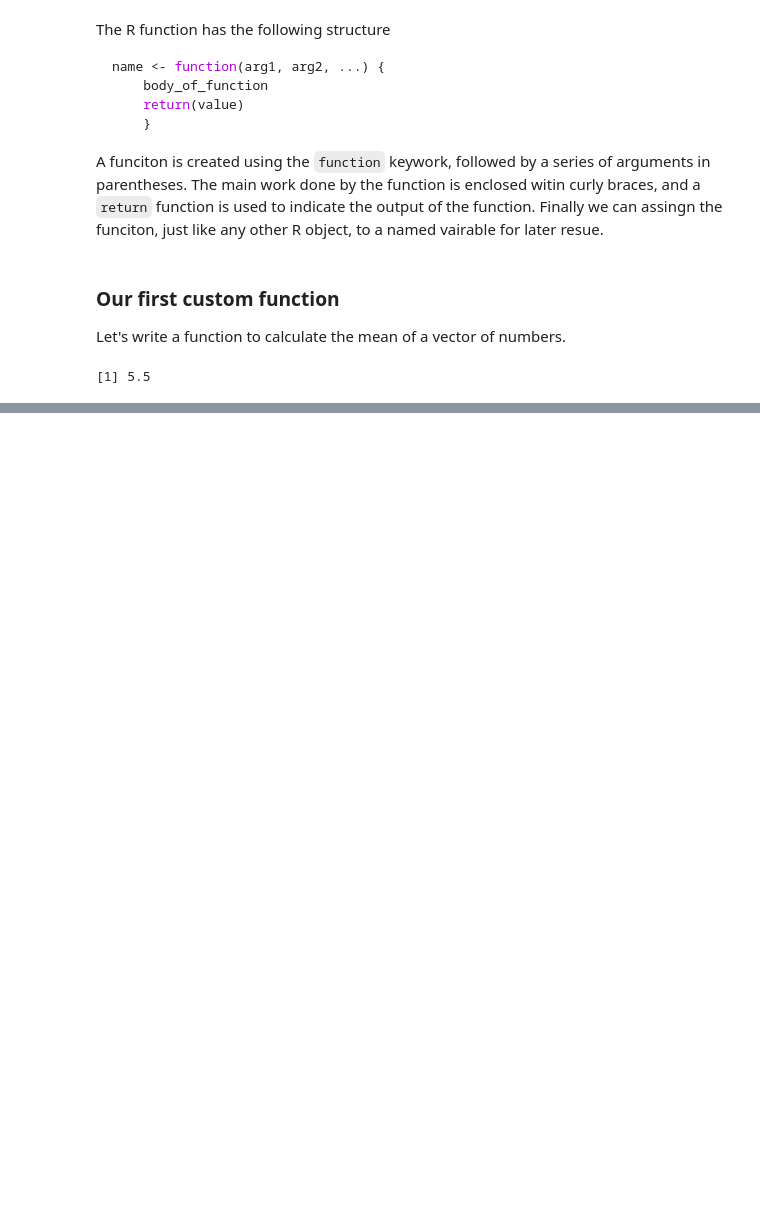
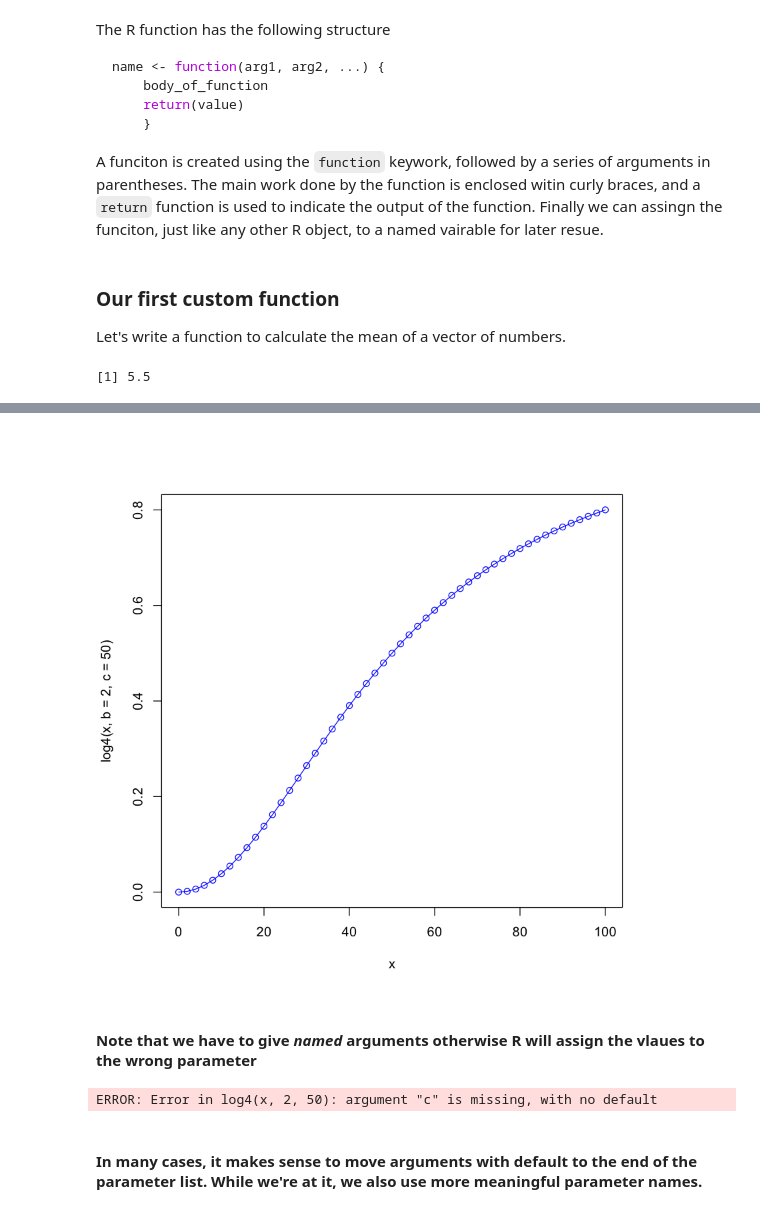
Before and after one commit to duke-biostats/ngs-2015, a Jupyter notebook: Writing custom functions in R.ipynb, the cells around one changed output, grey strips where cells are left out. Cells and saved outputs as stored; diff of their text form; code cells hidden in the pictures; blank space fills up the shorter version.

```diff
--- a/Writing custom functions in R.ipynb
+++ b/Writing custom functions in R.ipynb
@@ -31,0 +69,16 @@ you could try ‘??my.mean’
+# %%
+log4 <- function(x, a=0, b, c, d=1) {
+    return ((a-d)/(1 + ((x/c)^b)) + d)
+}
+# %%
+plot(x, log4(x, b=2, c=50), type="o", col="blue")
+# %% [output]
+[figure, added]
+# %% [markdown]
+#### Note that we have to give *named* arguments otherwise R will assign the vlaues to the wrong parameter
+# %%
+plot(x, log4(x, 2, 50), type="l", col="blue")
+# %% [output]
+ERROR: Error in log4(x, 2, 50): argument "c" is missing, with no default
+# %% [markdown]
+#### In many cases, it makes sense to move arguments with default to the end of the parameter list. While we're at it, we also use more meaningful parameter names.
```
Also changed, not shown: parts of 27 cells of this notebook, 1 other file.
